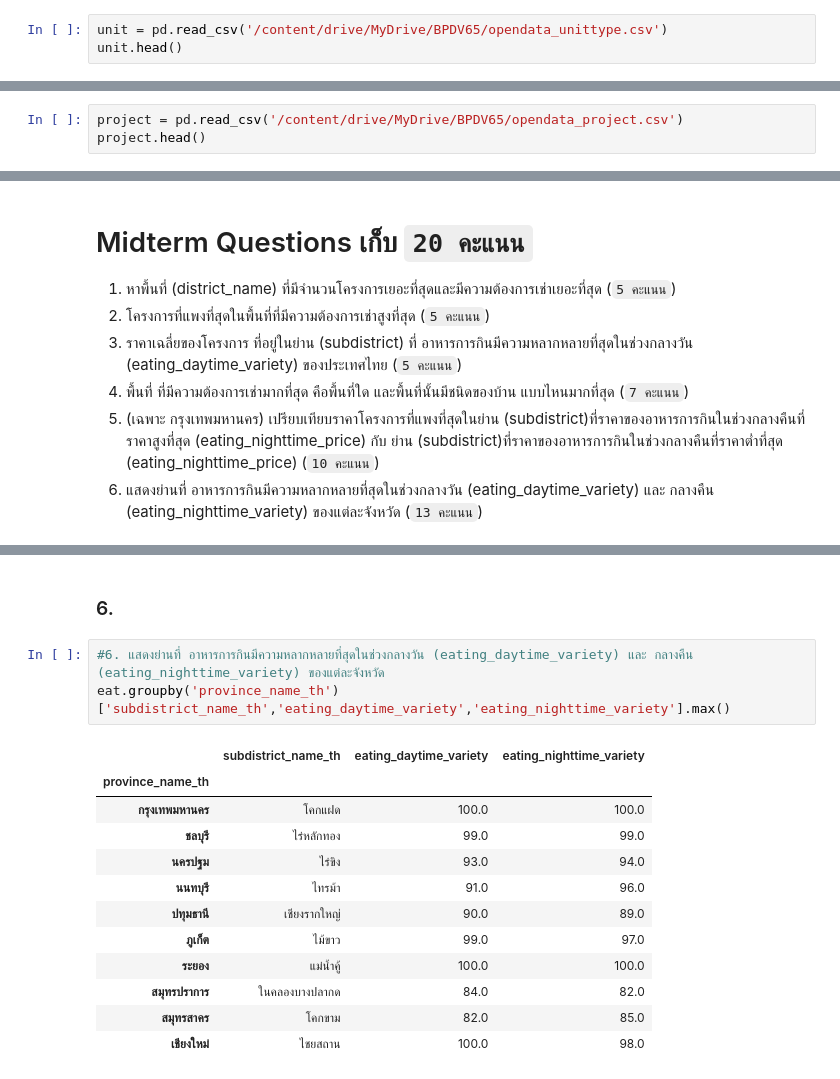
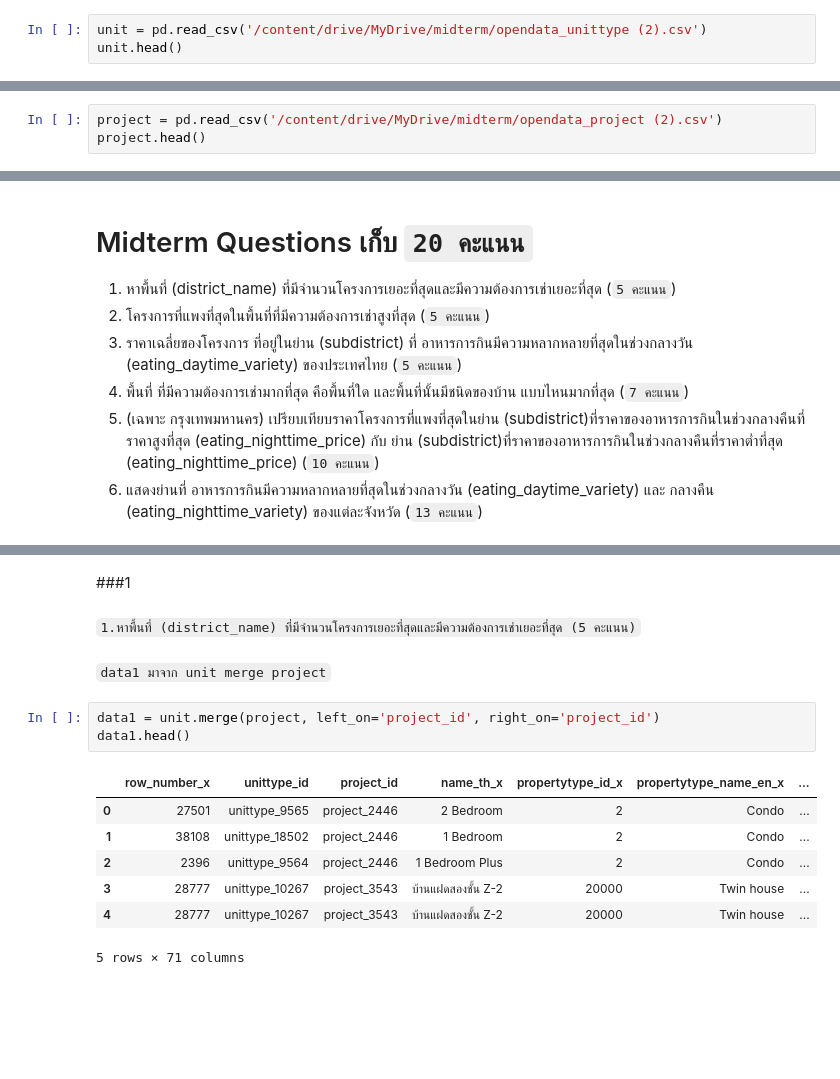
Before and after one commit to Suriya6744/BasicProg_DataViz65, a Jupyter notebook: midterm65.ipynb, the cells around one changed output, grey strips where cells are left out. Drawn from its saved outputs; the diff is of its cells as text; blank space fills up the shorter version.

````diff
--- a/midterm65.ipynb
+++ b/midterm65.ipynb
@@ -18,7 +18,7 @@ Mounted at /content/drive
 # %% [markdown]
 ![Screen Shot 2565-09-12 at 11.31.22.png](embedded-picture-1)
 # %%
-unit = pd.read_csv('/content/drive/MyDrive/BPDV65/opendata_unittype.csv')
+unit = pd.read_csv('/content/drive/MyDrive/midterm/opendata_unittype (2).csv')
 unit.head()
 # %% [output]
 |  | row_number | unittype_id | project_id | name_th | propertytype_id | propertytype_name_en | ... |
@@ -33,7 +33,7 @@ unit.head()
 
 ![Screen Shot 2565-09-12 at 11.32.17.png](embedded-picture-1)
 # %%
-project = pd.read_csv('/content/drive/MyDrive/BPDV65/opendata_project.csv')
+project = pd.read_csv('/content/drive/MyDrive/midterm/opendata_project (2).csv')
 project.head()
 # %% [output]
 |  | row_number | project_id | name_en | name_th | propertytype_id | propertytype_name_en | propertytype_name_th | ... |
@@ -238,18 +82,17 @@ Name: eating_nighttime_price, dtype: float64
-# %% [markdown]
-### 6.
-# %%
-#6. แสดงย่านที่ อาหารการกินมีความหลากหลายที่สุดในช่วงกลางวัน (eating_daytime_variety) และ กลางคืน (eating_nighttime_variety) ของแต่ละจังหวัด
-eat.groupby('province_name_th')['subdistrict_name_th','eating_daytime_variety','eating_nighttime_variety'].max()
-# %% [output]
-|  | subdistrict_name_th | eating_daytime_variety | eating_nighttime_variety |
-| province_name_th |  |  |  |
-| กรุงเทพมหานคร | โคกแฝด | 100.0 | 100.0 |
-| ชลบุรี | ไร่หลักทอง | 99.0 | 99.0 |
-| นครปฐม | ไร่ขิง | 93.0 | 94.0 |
-| นนทบุรี | ไทรม้า | 91.0 | 96.0 |
-| ปทุมธานี | เชียงรากใหญ่ | 90.0 | 89.0 |
-| ภูเก็ต | ไม้ขาว | 99.0 | 97.0 |
-| ระยอง | แม่น้ำคู้ | 100.0 | 100.0 |
-| สมุทรปราการ | ในคลองบางปลากด | 84.0 | 82.0 |
-| สมุทรสาคร | โคกขาม | 82.0 | 85.0 |
-| เชียงใหม่ | ไชยสถาน | 100.0 | 98.0 |
+# %% [markdown]
+###1
+# %% [markdown]
+```1.หาพื้นที่ (district_name) ที่มีจำนวนโครงการเยอะที่สุดและมีความต้องการเช่าเยอะที่สุด (5 คะแนน)```
+# %% [markdown]
+```data1 มาจาก unit merge project```
+# %%
+data1 = unit.merge(project, left_on='project_id', right_on='project_id')
+data1.head()
+# %% [output]
+|  | row_number_x | unittype_id | project_id | name_th_x | propertytype_id_x | propertytype_name_en_x | ... |
+| 0 | 27501 | unittype_9565 | project_2446 | 2 Bedroom | 2 | Condo | ... |
+| 1 | 38108 | unittype_18502 | project_2446 | 1 Bedroom | 2 | Condo | ... |
+| 2 | 2396 | unittype_9564 | project_2446 | 1 Bedroom Plus | 2 | Condo | ... |
+| 3 | 28777 | unittype_10267 | project_3543 | บ้านแฝดสองชั้น Z-2 | 20000 | Twin house | ... |
+| 4 | 28777 | unittype_10267 | project_3543 | บ้านแฝดสองชั้น Z-2 | 20000 | Twin house | ... |
+5 rows × 71 columns
````
Also changed, not shown: parts of 61 cells of this notebook.
